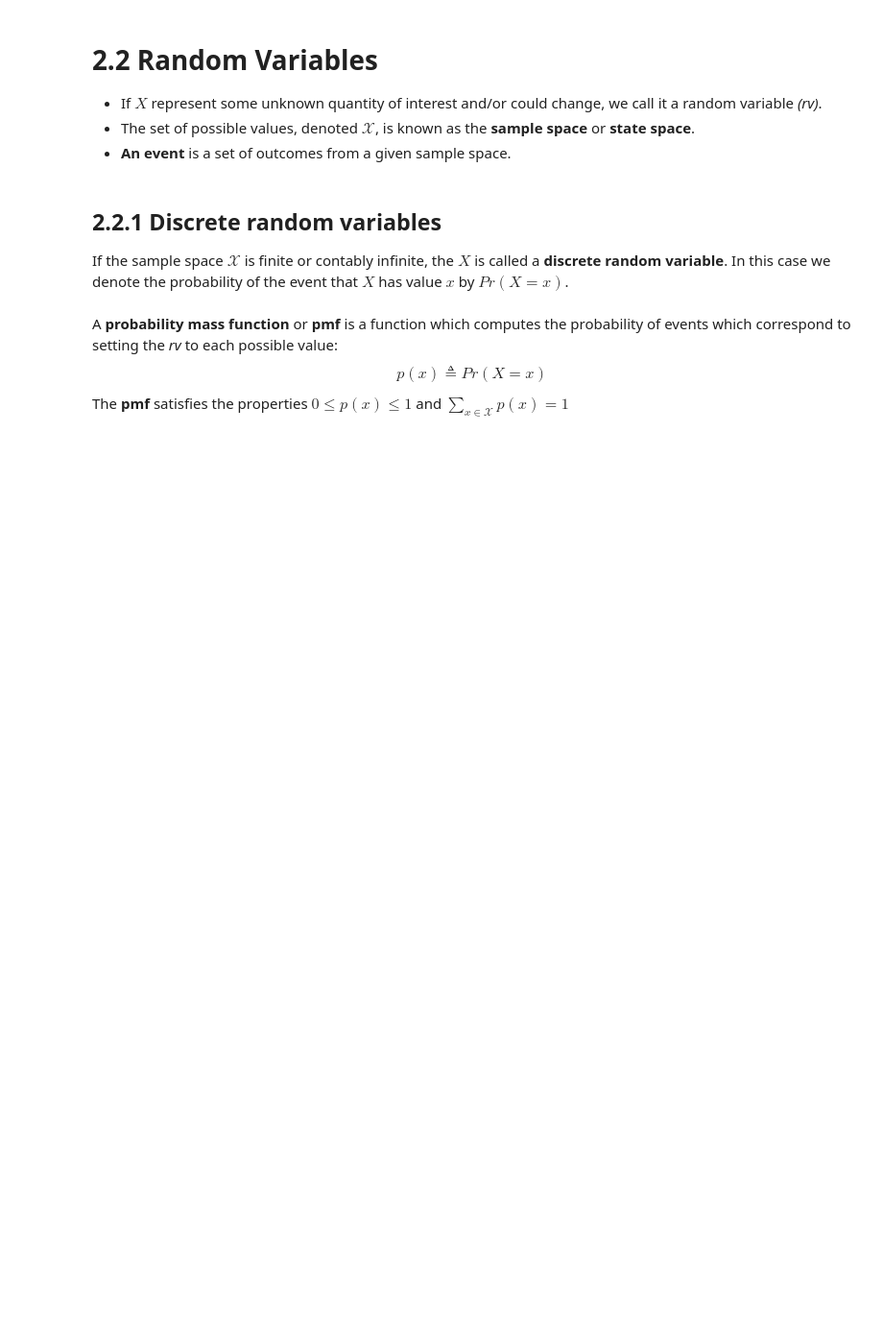
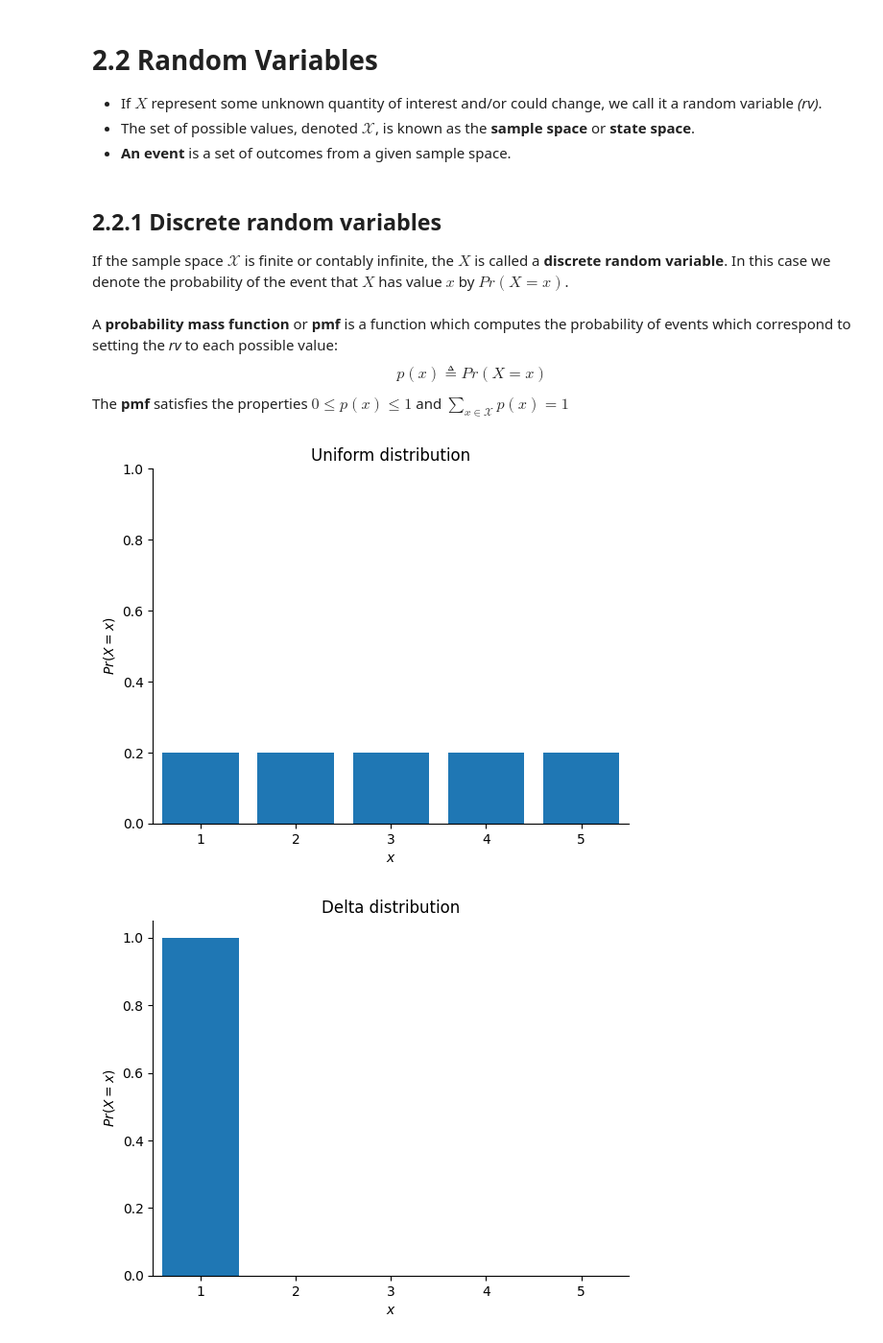
Before and after one commit to bwcastillo/apuntes_pl_ml, a Jupyter notebook: chapt02_2-RandomVariables.ipynb, the cells around one changed output. Shown at 96% size. Drawn from its saved outputs; the diff is of its cells as text; code cells hidden in the pictures; blank space fills up the shorter version.

Commit message:
Avancé hasta Moments of a distribution

```diff
--- a/chapt02_2-RandomVariables.ipynb
+++ b/chapt02_2-RandomVariables.ipynb
@@ -10,6 +10,40 @@ If the sample space $\mathcal{X}$ is finite or contably infinite, the $X$ is cal
 A **probability mass function** or **pmf** is a function which computes the probability of events which correspond to setting the _rv_ to each possible value:
 $$p(x)\triangleq Pr(X=x)$$
 The **pmf** satisfies the properties $0 \leq p(x) \leq 1$ and $\sum_{x\in \mathcal{X}}p(x)=1$
+# %%
+import jax
+import jax.numpy as jnp
+import seaborn as sns
+import matplotlib.pyplot as plt
+from jax.scipy.stats import norm
+
+
+N = 5
+
+def make_graph(probs, N, fig=None, title="", ax=None):
+    x = jnp.arange(1, N + 1)
+    if fig is None:
+        fig, ax = plt.subplots()
+    ax.bar(x, probs, align="center")
+    ax.set_xlim([min(x) - 0.5, max(x) + 0.5])
+    ax.set_xticks(x)
+    ax.set_yticks(jnp.linspace(0, 1, N + 1))
+    ax.set_xlabel("$x$")
+    ax.set_ylabel("$Pr(X=x)$")
+    ax.set_title(title)  # Add the title here
+    sns.despine()
+
+    return fig, ax
+
+
+uniform_probs = jnp.repeat(1.0 / N, N)
+_, _ = make_graph(uniform_probs, N, title="Uniform distribution")
+
+delta_probs = jnp.array([1, 0, 0, 0, 0])
+_, _ = make_graph(delta_probs, N, title="Delta distribution");
+# %% [output]
+[figure, added]
+[figure, added]
 # %% [markdown]
 ## 2.2.2 Continuous random variables
 If $X \in \mathbb{R}$ is a real-valued quantity, it is called a continous random variable. In this case, we can no longer create a finite (or countable) set of distinct possible values if can take on. However, there are a contable number of intervarls which we can partition the real line into. <br>
```
Also changed, not shown: parts of 6 cells of this notebook, 1 other file.
